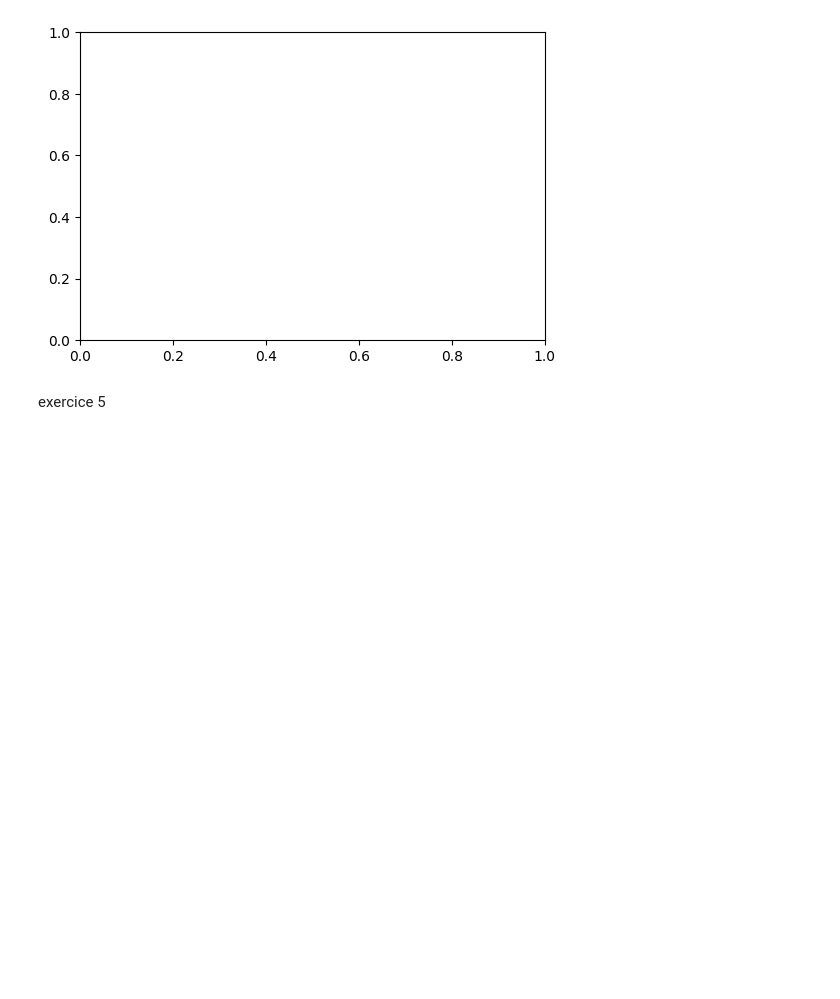
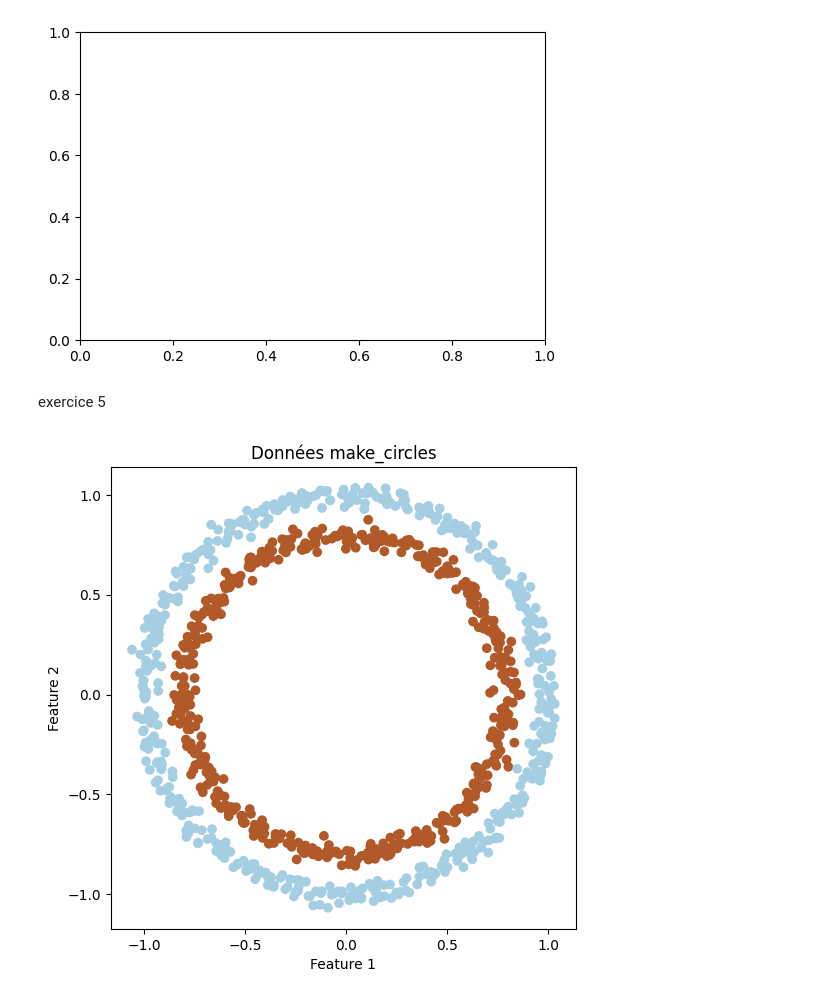
Before and after one commit to nico94000/Bootcamp_GenAi_Fev2025, a Jupyter notebook: Week_4/Day2/exercicesdujour.ipynb, the cells around one changed output. Saved outputs shown, nothing was run; the diff lists cells and outputs as text; code cells hidden in the pictures; blank space fills up the shorter version.

```diff
--- a/Week_4/Day2/exercicesdujour.ipynb
+++ b/Week_4/Day2/exercicesdujour.ipynb
@@ -250,0 +259,12 @@ exercice 5
+# %%
+samples = 1000
+X, y = make_circles(samples, noise=0.03, random_state=42)
+# %%
+plt.figure(figsize=(6,6))
+plt.scatter(X[:, 0], X[:, 1], c=y, cmap=plt.cm.Paired)
+plt.xlabel("Feature 1")
+plt.ylabel("Feature 2")
+plt.title("Données make_circles")
+plt.show()
+# %% [output]
+[figure, added]
```
Also changed, not shown: parts of 7 cells of this notebook.
